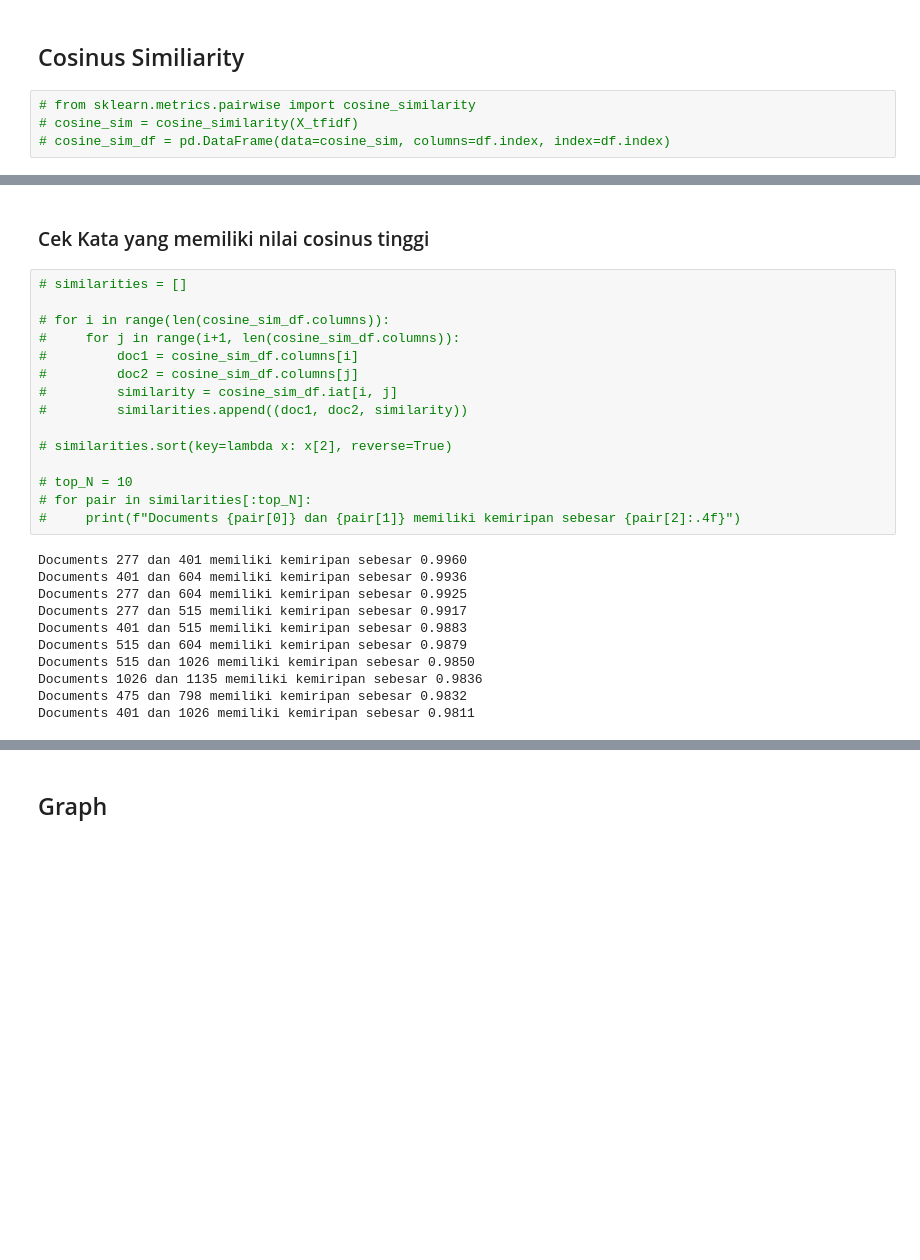
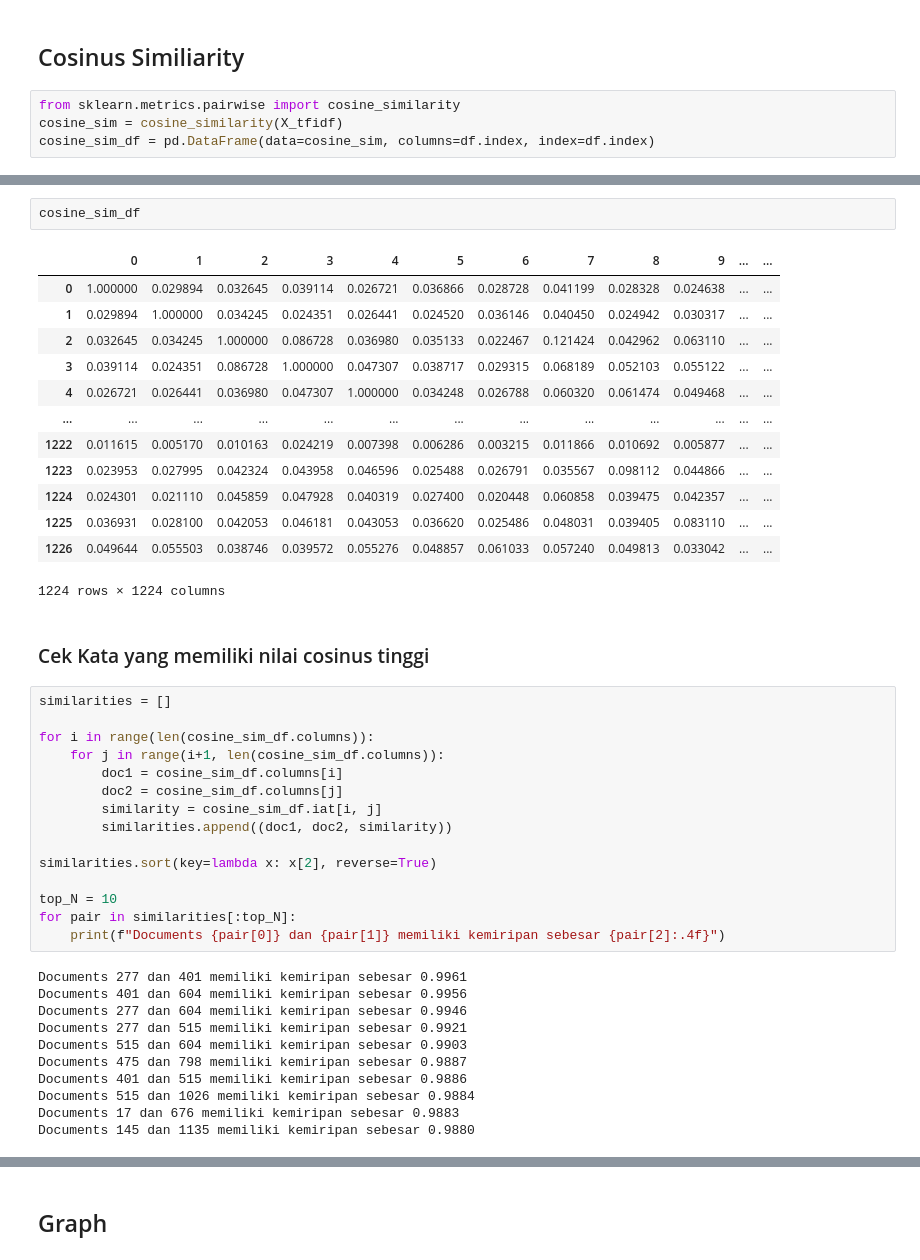
Before and after one commit to wahyuarilsaputra/ppw, a Jupyter notebook: _sources/Tugas4.ipynb, the cells around one changed output, grey strips where cells are left out. Drawn from its saved outputs; the diff is of its cells as text; blank space fills up the shorter version.

Commit message:
Update documentation

```diff
--- a/_sources/Tugas4.ipynb
+++ b/_sources/Tugas4.ipynb
@@ -272,6 +228,6 @@ df_tfidfvect
 # %% [markdown]
 ## Cosinus Similiarity
 # %%
-# from sklearn.metrics.pairwise import cosine_similarity
-# cosine_sim = cosine_similarity(X_tfidf)
-# cosine_sim_df = pd.DataFrame(data=cosine_sim, columns=df.index, index=df.index)
+from sklearn.metrics.pairwise import cosine_similarity
+cosine_sim = cosine_similarity(X_tfidf)
+cosine_sim_df = pd.DataFrame(data=cosine_sim, columns=df.index, index=df.index)
@@ -294,28 +234,44 @@ df_tfidfvect
+# %%
+cosine_sim_df
+# %% [output]
+|  | 0 | 1 | 2 | 3 | 4 | 5 | 6 | 7 | 8 | 9 | ... | ... |
+| 0 | 1.000000 | 0.029894 | 0.032645 | 0.039114 | 0.026721 | 0.036866 | 0.028728 | 0.041199 | 0.028328 | 0.024638 | ... | ... |
+| 1 | 0.029894 | 1.000000 | 0.034245 | 0.024351 | 0.026441 | 0.024520 | 0.036146 | 0.040450 | 0.024942 | 0.030317 | ... | ... |
+| 2 | 0.032645 | 0.034245 | 1.000000 | 0.086728 | 0.036980 | 0.035133 | 0.022467 | 0.121424 | 0.042962 | 0.063110 | ... | ... |
+| 3 | 0.039114 | 0.024351 | 0.086728 | 1.000000 | 0.047307 | 0.038717 | 0.029315 | 0.068189 | 0.052103 | 0.055122 | ... | ... |
+| 4 | 0.026721 | 0.026441 | 0.036980 | 0.047307 | 1.000000 | 0.034248 | 0.026788 | 0.060320 | 0.061474 | 0.049468 | ... | ... |
+| ... | ... | ... | ... | ... | ... | ... | ... | ... | ... | ... | ... | ... |
+| 1222 | 0.011615 | 0.005170 | 0.010163 | 0.024219 | 0.007398 | 0.006286 | 0.003215 | 0.011866 | 0.010692 | 0.005877 | ... | ... |
+| 1223 | 0.023953 | 0.027995 | 0.042324 | 0.043958 | 0.046596 | 0.025488 | 0.026791 | 0.035567 | 0.098112 | 0.044866 | ... | ... |
+| 1224 | 0.024301 | 0.021110 | 0.045859 | 0.047928 | 0.040319 | 0.027400 | 0.020448 | 0.060858 | 0.039475 | 0.042357 | ... | ... |
+| 1225 | 0.036931 | 0.028100 | 0.042053 | 0.046181 | 0.043053 | 0.036620 | 0.025486 | 0.048031 | 0.039405 | 0.083110 | ... | ... |
+| 1226 | 0.049644 | 0.055503 | 0.038746 | 0.039572 | 0.055276 | 0.048857 | 0.061033 | 0.057240 | 0.049813 | 0.033042 | ... | ... |
+1224 rows × 1224 columns
 # %% [markdown]
 ### Cek Kata yang memiliki nilai cosinus tinggi
 # %%
-# similarities = []
+similarities = []
 
-# for i in range(len(cosine_sim_df.columns)):
-#     for j in range(i+1, len(cosine_sim_df.columns)):
-#         doc1 = cosine_sim_df.columns[i]
-#         doc2 = cosine_sim_df.columns[j]
-#         similarity = cosine_sim_df.iat[i, j]
-#         similarities.append((doc1, doc2, similarity))
+for i in range(len(cosine_sim_df.columns)):
+    for j in range(i+1, len(cosine_sim_df.columns)):
+        doc1 = cosine_sim_df.columns[i]
+        doc2 = cosine_sim_df.columns[j]
+        similarity = cosine_sim_df.iat[i, j]
+        similarities.append((doc1, doc2, similarity))
 
-# similarities.sort(key=lambda x: x[2], reverse=True)
+similarities.sort(key=lambda x: x[2], reverse=True)
 
-# top_N = 10
-# for pair in similarities[:top_N]:
-#     print(f"Documents {pair[0]} dan {pair[1]} memiliki kemiripan sebesar {pair[2]:.4f}")
+top_N = 10
+for pair in similarities[:top_N]:
+    print(f"Documents {pair[0]} dan {pair[1]} memiliki kemiripan sebesar {pair[2]:.4f}")
 # %% [output]
-Documents 277 dan 401 memiliki kemiripan sebesar 0.9960
-Documents 401 dan 604 memiliki kemiripan sebesar 0.9936
-Documents 277 dan 604 memiliki kemiripan sebesar 0.9925
-Documents 277 dan 515 memiliki kemiripan sebesar 0.9917
-Documents 401 dan 515 memiliki kemiripan sebesar 0.9883
-Documents 515 dan 604 memiliki kemiripan sebesar 0.9879
-Documents 515 dan 1026 memiliki kemiripan sebesar 0.9850
-Documents 1026 dan 1135 memiliki kemiripan sebesar 0.9836
-Documents 475 dan 798 memiliki kemiripan sebesar 0.9832
-Documents 401 dan 1026 memiliki kemiripan sebesar 0.9811
+Documents 277 dan 401 memiliki kemiripan sebesar 0.9961
+Documents 401 dan 604 memiliki kemiripan sebesar 0.9956
+Documents 277 dan 604 memiliki kemiripan sebesar 0.9946
+Documents 277 dan 515 memiliki kemiripan sebesar 0.9921
+Documents 515 dan 604 memiliki kemiripan sebesar 0.9903
+Documents 475 dan 798 memiliki kemiripan sebesar 0.9887
+Documents 401 dan 515 memiliki kemiripan sebesar 0.9886
+Documents 515 dan 1026 memiliki kemiripan sebesar 0.9884
+Documents 17 dan 676 memiliki kemiripan sebesar 0.9883
+Documents 145 dan 1135 memiliki kemiripan sebesar 0.9880
```
Also changed, not shown: parts of 24 cells of this notebook, 3 other files.
